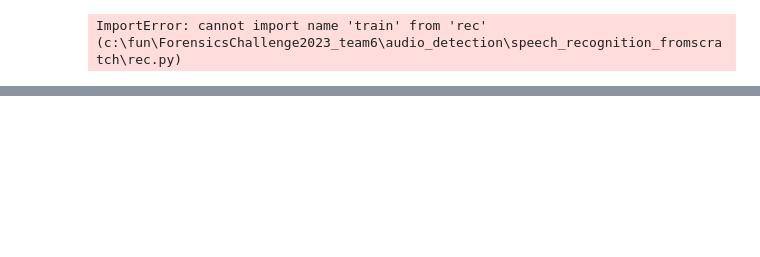
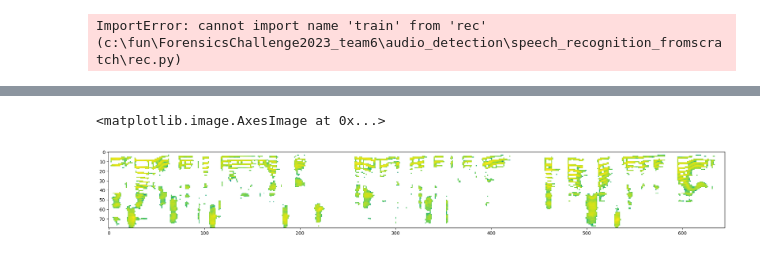
Before and after one commit to zepif/ForensicsChallenge2023, a Jupyter notebook: audio_detection/speech_recognition_fromscratch/test.ipynb, the cells around one changed output, grey strips where cells are left out. Drawn from its saved outputs; the diff is of its cells as text; code cells hidden in the pictures; blank space fills up the shorter version.

```diff
--- a/audio_detection/speech_recognition_fromscratch/test.ipynb
+++ b/audio_detection/speech_recognition_fromscratch/test.ipynb
@@ -26,0 +93,6 @@ ImportError: cannot import name 'train' from 'rec' (c:\fun\ForensicsChallenge202
+# %%
+figsize(24, 24)
+imshow(10*np.log10(librosa.power_to_db(mel_specgram[0])))
+# %% [output]
+<matplotlib.image.AxesImage at 0x...>
+[figure, added]
```
Also changed, not shown: parts of 9 cells of this notebook, 1 other file.
